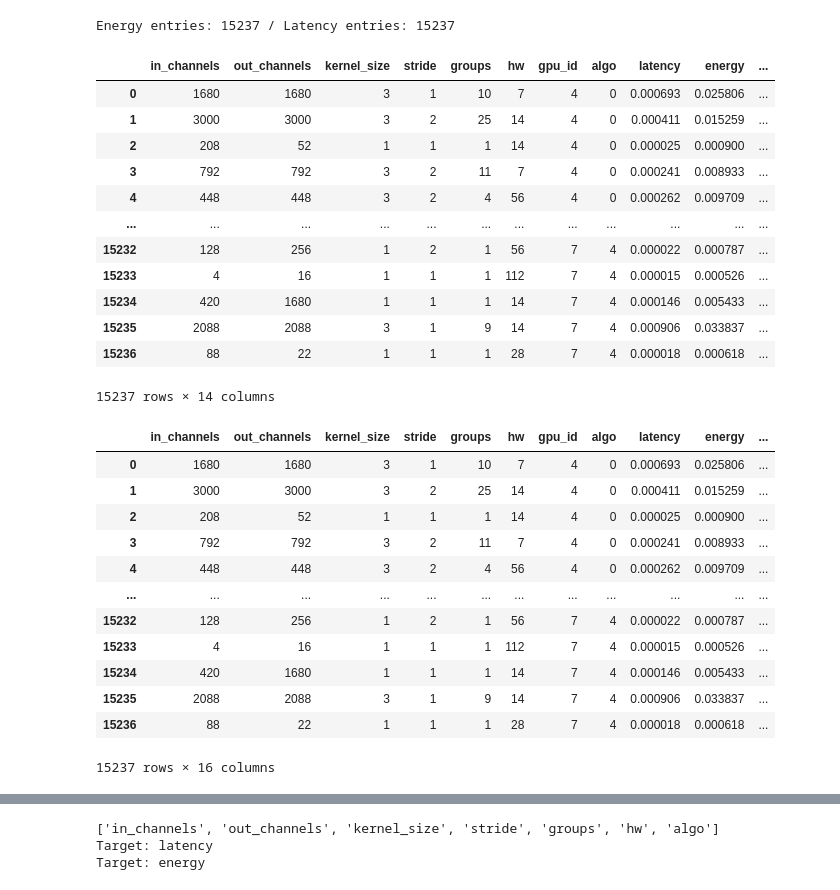
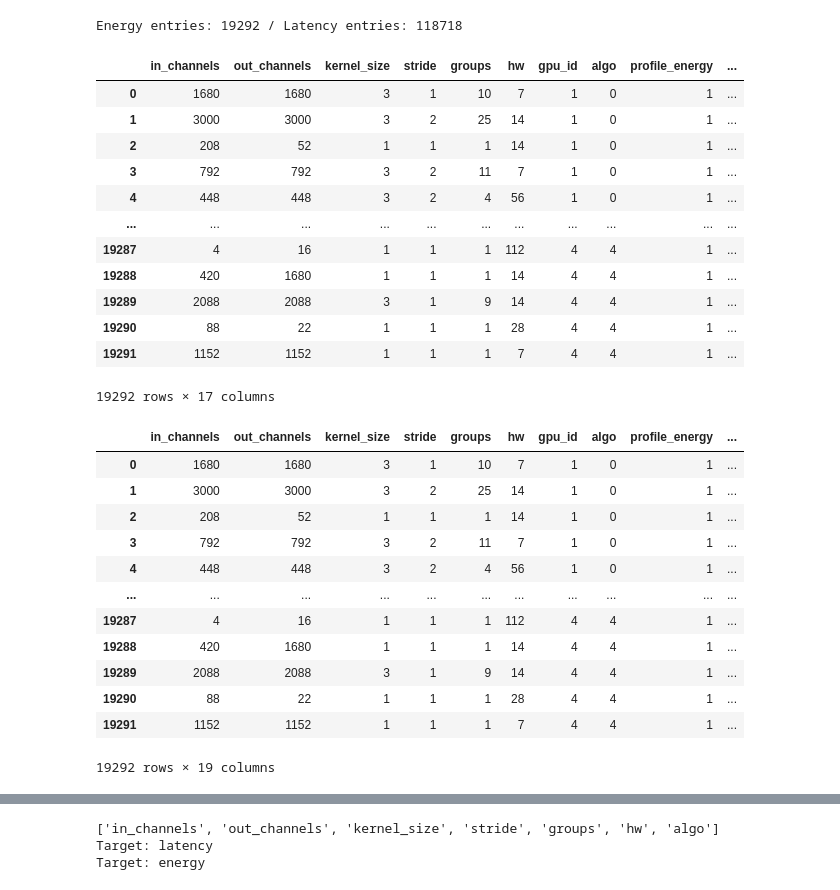
Before and after one commit to Starmys/CUDAKernelEnergyPredictor, a Jupyter notebook: test_predictor.ipynb, the cells around one changed output, grey strips where cells are left out. Saved outputs shown, nothing was run; the diff lists cells and outputs as text; code cells hidden in the pictures.

```diff
--- a/test_predictor.ipynb
+++ b/test_predictor.ipynb
@@ -7,7 +7,7 @@ from sklearn.metrics import make_scorer
 import matplotlib.pyplot as plt
 # %%
 # algorithms = ['gemm', 'igemm', 'ipgemm', 'fft', 'fftt', 'wino']
-algorithms = [0, 1, 2, 4]
+algorithms = [0, 1, 2]
 features = ['in_channels', 'out_channels', 'kernel_size', 'stride', 'groups', 'hw']
 
 configs = pd.read_csv('./search_space/regnet_convs_unique.csv')
@@ -22,42 +22,42 @@ for i, row in configs.iterrows():
 # %%
 def read_log(mode, algo):
     # df = pd.read_csv(sorted(glob.glob(f'./logs/{mode}/{algo}-*.csv'))[-1])
     if mode == 'energy':
-        df = pd.read_csv(f'./logs/energy/{algo}-20230206.csv')
+        df = pd.read_csv(f'./logs/energy/{algo}-20230302.csv')
     elif mode == 'latency':
-        df = pd.read_csv(f'./logs/energy/{algo}-20230206.csv')
+        df = pd.read_csv(f'./logs/latency/{algo}-20230303.csv')
     df['algo'] = algo
     df['params'] = df['out_channels'] * (np.square(df['kernel_size']) * df['in_channels'] / df['groups'] + 1)
     df['flops'] = np.square(df['hw'] // df['stride'])
     return df
 
 energy_df = pd.concat([read_log('energy', algo) for algo in algorithms], ignore_index=True)
 energy_df['test'] = [
     '_'.join([str(int(row[k])) for k in features]) in test_cfg_strs
     for i, row in energy_df.iterrows()
 ]
 latency_df = pd.concat([read_log('latency', algo) for algo in algorithms], ignore_index=True)
 
 print(f'Energy entries: {len(energy_df)} / Latency entries: {len(latency_df)} ')
 # features = features + ['params', 'flops']
 
 energy_df['power'] = energy_df['energy'] / energy_df['latency']
 energy_df
 # %% [output]
-Energy entries: 15237 / Latency entries: 15237
+Energy entries: 19292 / Latency entries: 118718
-|  | in_channels | out_channels | kernel_size | stride | groups | hw | gpu_id | algo | latency | energy | ... |
-| 0 | 1680 | 1680 | 3 | 1 | 10 | 7 | 4 | 0 | 0.000693 | 0.025806 | ... |
-| 1 | 3000 | 3000 | 3 | 2 | 25 | 14 | 4 | 0 | 0.000411 | 0.015259 | ... |
-| 2 | 208 | 52 | 1 | 1 | 1 | 14 | 4 | 0 | 0.000025 | 0.000900 | ... |
-| 3 | 792 | 792 | 3 | 2 | 11 | 7 | 4 | 0 | 0.000241 | 0.008933 | ... |
-| 4 | 448 | 448 | 3 | 2 | 4 | 56 | 4 | 0 | 0.000262 | 0.009709 | ... |
-| ... | ... | ... | ... | ... | ... | ... | ... | ... | ... | ... | ... |
-| 15232 | 128 | 256 | 1 | 2 | 1 | 56 | 7 | 4 | 0.000022 | 0.000787 | ... |
-| 15233 | 4 | 16 | 1 | 1 | 1 | 112 | 7 | 4 | 0.000015 | 0.000526 | ... |
-| 15234 | 420 | 1680 | 1 | 1 | 1 | 14 | 7 | 4 | 0.000146 | 0.005433 | ... |
-| 15235 | 2088 | 2088 | 3 | 1 | 9 | 14 | 7 | 4 | 0.000906 | 0.033837 | ... |
-| 15236 | 88 | 22 | 1 | 1 | 1 | 28 | 7 | 4 | 0.000018 | 0.000618 | ... |
+|  | in_channels | out_channels | kernel_size | stride | groups | hw | gpu_id | algo | profile_energy | ... |
+| 0 | 1680 | 1680 | 3 | 1 | 10 | 7 | 1 | 0 | 1 | ... |
+| 1 | 3000 | 3000 | 3 | 2 | 25 | 14 | 1 | 0 | 1 | ... |
+| 2 | 208 | 52 | 1 | 1 | 1 | 14 | 1 | 0 | 1 | ... |
+| 3 | 792 | 792 | 3 | 2 | 11 | 7 | 1 | 0 | 1 | ... |
+| 4 | 448 | 448 | 3 | 2 | 4 | 56 | 1 | 0 | 1 | ... |
+| ... | ... | ... | ... | ... | ... | ... | ... | ... | ... | ... |
+| 19287 | 4 | 16 | 1 | 1 | 1 | 112 | 4 | 4 | 1 | ... |
+| 19288 | 420 | 1680 | 1 | 1 | 1 | 14 | 4 | 4 | 1 | ... |
+| 19289 | 2088 | 2088 | 3 | 1 | 9 | 14 | 4 | 4 | 1 | ... |
+| 19290 | 88 | 22 | 1 | 1 | 1 | 28 | 4 | 4 | 1 | ... |
+| 19291 | 1152 | 1152 | 1 | 1 | 1 | 7 | 4 | 4 | 1 | ... |
-15237 rows × 14 columns
+19292 rows × 17 columns
 # %%
 def calc_rmse(y, pred):
     return np.sqrt(np.mean(np.square(y - pred)))
@@ -100,19 +100,19 @@ add_grid_size(energy_df)
 add_grid_size(latency_df)
 energy_df
 # %% [output]
-|  | in_channels | out_channels | kernel_size | stride | groups | hw | gpu_id | algo | latency | energy | ... |
-| 0 | 1680 | 1680 | 3 | 1 | 10 | 7 | 4 | 0 | 0.000693 | 0.025806 | ... |
-| 1 | 3000 | 3000 | 3 | 2 | 25 | 14 | 4 | 0 | 0.000411 | 0.015259 | ... |
-| 2 | 208 | 52 | 1 | 1 | 1 | 14 | 4 | 0 | 0.000025 | 0.000900 | ... |
-| 3 | 792 | 792 | 3 | 2 | 11 | 7 | 4 | 0 | 0.000241 | 0.008933 | ... |
-| 4 | 448 | 448 | 3 | 2 | 4 | 56 | 4 | 0 | 0.000262 | 0.009709 | ... |
-| ... | ... | ... | ... | ... | ... | ... | ... | ... | ... | ... | ... |
-| 15232 | 128 | 256 | 1 | 2 | 1 | 56 | 7 | 4 | 0.000022 | 0.000787 | ... |
-| 15233 | 4 | 16 | 1 | 1 | 1 | 112 | 7 | 4 | 0.000015 | 0.000526 | ... |
-| 15234 | 420 | 1680 | 1 | 1 | 1 | 14 | 7 | 4 | 0.000146 | 0.005433 | ... |
-| 15235 | 2088 | 2088 | 3 | 1 | 9 | 14 | 7 | 4 | 0.000906 | 0.033837 | ... |
-| 15236 | 88 | 22 | 1 | 1 | 1 | 28 | 7 | 4 | 0.000018 | 0.000618 | ... |
+|  | in_channels | out_channels | kernel_size | stride | groups | hw | gpu_id | algo | profile_energy | ... |
+| 0 | 1680 | 1680 | 3 | 1 | 10 | 7 | 1 | 0 | 1 | ... |
+| 1 | 3000 | 3000 | 3 | 2 | 25 | 14 | 1 | 0 | 1 | ... |
+| 2 | 208 | 52 | 1 | 1 | 1 | 14 | 1 | 0 | 1 | ... |
+| 3 | 792 | 792 | 3 | 2 | 11 | 7 | 1 | 0 | 1 | ... |
+| 4 | 448 | 448 | 3 | 2 | 4 | 56 | 1 | 0 | 1 | ... |
+| ... | ... | ... | ... | ... | ... | ... | ... | ... | ... | ... |
+| 19287 | 4 | 16 | 1 | 1 | 1 | 112 | 4 | 4 | 1 | ... |
+| 19288 | 420 | 1680 | 1 | 1 | 1 | 14 | 4 | 4 | 1 | ... |
+| 19289 | 2088 | 2088 | 3 | 1 | 9 | 14 | 4 | 4 | 1 | ... |
+| 19290 | 88 | 22 | 1 | 1 | 1 | 28 | 4 | 4 | 1 | ... |
+| 19291 | 1152 | 1152 | 1 | 1 | 1 | 7 | 4 | 4 | 1 | ... |
-15237 rows × 16 columns
+19292 rows × 19 columns
 # %%
 best_params = {'eta': 0.2, 'gamma': 0.001, 'n_estimators': 100, 'max_depth': 10, 'min_child_weight': 0}
 
```
Also changed, not shown: parts of 4 cells of this notebook, 4 other files.
